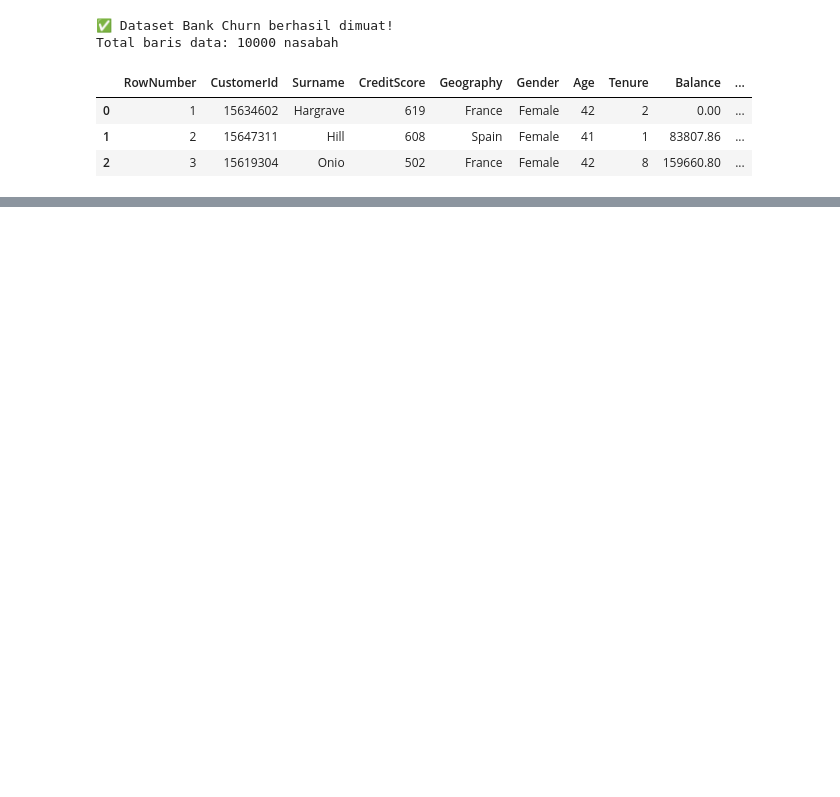
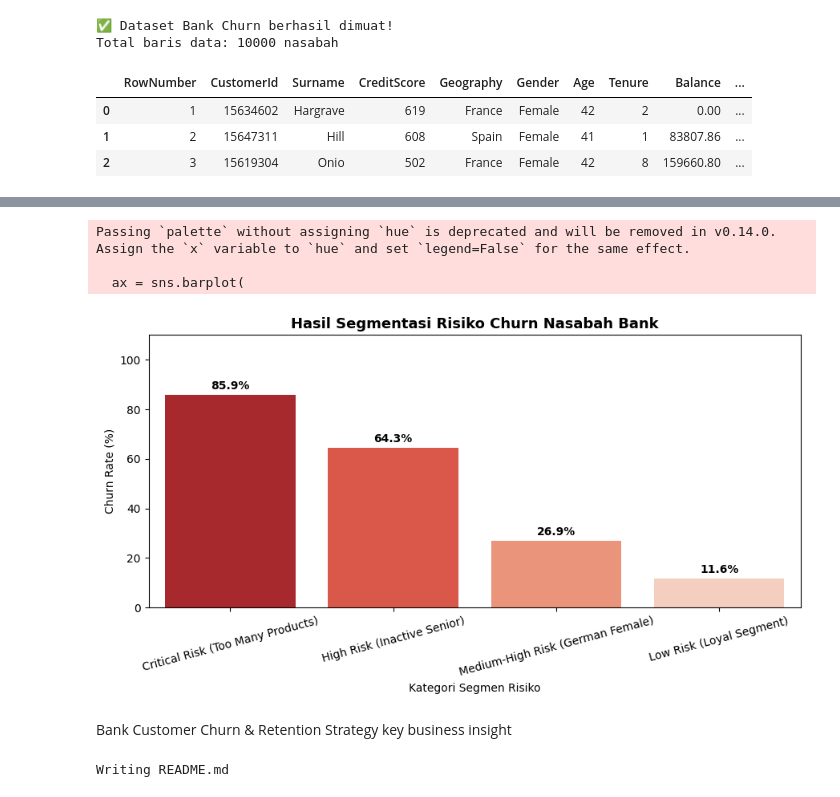
Before and after one commit to albaras236-del/KOPI-GIT, a Jupyter notebook: Bank_data.ipynb, the cells around one changed output, grey strips where cells are left out. Saved outputs shown, nothing was run; the diff lists cells and outputs as text; code cells hidden in the pictures; blank space fills up the shorter version.

```diff
--- a/Bank_data.ipynb
+++ b/Bank_data.ipynb
@@ -24,0 +243,58 @@ Total baris data: 10000 nasabah
+# %%
+import matplotlib.pyplot as plt
+import seaborn as sns
+
+plt.figure(figsize=(9, 5))
+
+# Plot Bar Chart Segmen Risiko
+ax = sns.barplot(
+    data=df_segmentasi,
+    x="segmen_risiko",
+    y="churn_rate_percent",
+    palette="Reds_r",
+)
+
+plt.title(
+    "Hasil Segmentasi Risiko Churn Nasabah Bank", fontsize=13, fontweight="bold"
+)
+plt.xlabel("Kategori Segmen Risiko")
+plt.ylabel("Churn Rate (%)")
+plt.xticks(rotation=15)
+plt.ylim(0, 110)
+
+# Tambahkan label persentase di atas batang
+for container in ax.containers:
+  ax.bar_label(container, fmt="%.1f%%", padding=3, fontweight="bold")
+
+plt.tight_layout()
+plt.show()
+# %% [output]
+Passing `palette` without assigning `hue` is deprecated and will be removed in v0.14.0. Assign the `x` variable to `hue` and set `legend=False` for the same effect.
+
+  ax = sns.barplot(
+[figure, added]
+# %% [markdown]
+Bank Customer Churn & Retention Strategy key business insight
+# %%
+%%writefile README.md
+# 🏦 Bank Customer Churn Analysis
+
+## 📌 Executive Summary
+Project ini bertujuan untuk mengidentifikasi pola nasabah yang berisiko melakukan *churn* (menutup rekening) menggunakan SQL (SQLite) dan Python.
+
+## 🔑 Key Insights
+1. **Over-Product Trap:** Nasabah yang memiliki 3 produk atau lebih mengalami *churn rate* hingga **82,7% – 100%**.
+2. **Demographic Risk:** Nasabah wanita (*Female*) di cabang **Germany** merupakan segmen paling rawan dengan *churn rate* **37,5%** dan rata-rata saldo tertinggi (~119.000).
+3. **Product Sweet Spot:** Nasabah dengan **2 produk** adalah kelompok paling loyal (*churn rate* hanya 7,6%).
+
+## 🛠️ Tech Stack
+- **Language:** Python
+- **Libraries:** Pandas, Seaborn, Matplotlib
+- **Database:** SQLite3
+- **Environment:** Google Colab
+
+## 🚀 Recommendations
+- Tinjau ulang struktur biaya administrasi pada paket 3–4 produk.
+- Lakukan program retensi proaktif untuk nasabah pasif berusia $\ge 45$ tahun.
+# %% [output]
+Writing README.md
```
Also changed, not shown: parts of 8 cells of this notebook.
